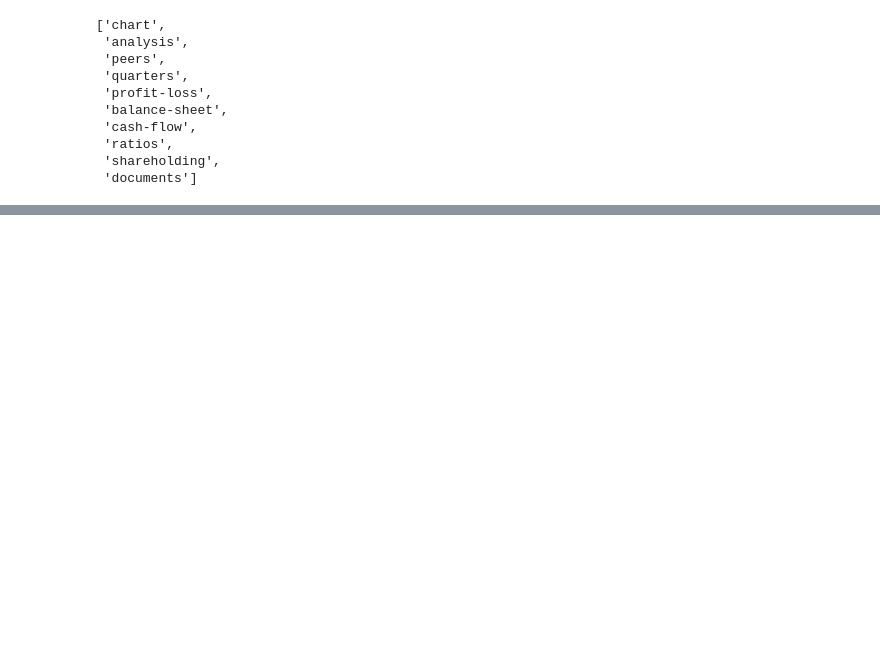
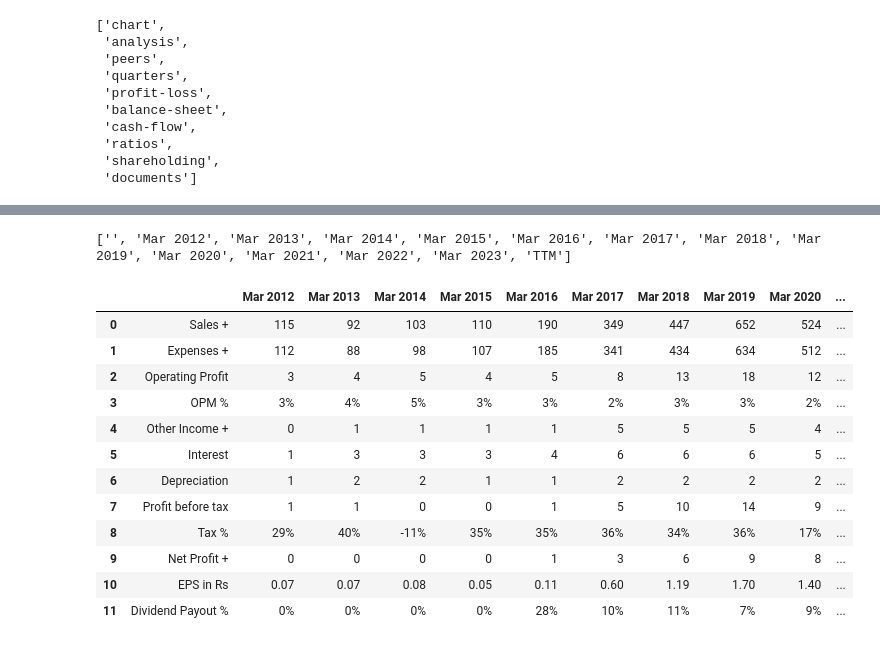
Before and after one commit to recervictory/Automate-the-boring-stuff-with-Python, a Jupyter notebook: Screener.ipynb, the cells around one changed output, grey strips where cells are left out. Cells and saved outputs as stored; diff of their text form; code cells hidden in the pictures; blank space fills up the shorter version.

```diff
--- a/Screener.ipynb
+++ b/Screener.ipynb
@@ -108,0 +167,18 @@ Face Value: ₹
+# %%
+quarters = find_element_by_id(soup,'profit-loss')
+create_dataframe_from_section(quarters)
+# %% [output]
+['', 'Mar 2012', 'Mar 2013', 'Mar 2014', 'Mar 2015', 'Mar 2016', 'Mar 2017', 'Mar 2018', 'Mar 2019', 'Mar 2020', 'Mar 2021', 'Mar 2022', 'Mar 2023', 'TTM']
+|  |  | Mar 2012 | Mar 2013 | Mar 2014 | Mar 2015 | Mar 2016 | Mar 2017 | Mar 2018 | Mar 2019 | Mar 2020 | ... |
+| 0 | Sales + | 115 | 92 | 103 | 110 | 190 | 349 | 447 | 652 | 524 | ... |
+| 1 | Expenses + | 112 | 88 | 98 | 107 | 185 | 341 | 434 | 634 | 512 | ... |
+| 2 | Operating Profit | 3 | 4 | 5 | 4 | 5 | 8 | 13 | 18 | 12 | ... |
+| 3 | OPM % | 3% | 4% | 5% | 3% | 3% | 2% | 3% | 3% | 2% | ... |
+| 4 | Other Income + | 0 | 1 | 1 | 1 | 1 | 5 | 5 | 5 | 4 | ... |
+| 5 | Interest | 1 | 3 | 3 | 3 | 4 | 6 | 6 | 6 | 5 | ... |
+| 6 | Depreciation | 1 | 2 | 2 | 1 | 1 | 2 | 2 | 2 | 2 | ... |
+| 7 | Profit before tax | 1 | 1 | 0 | 0 | 1 | 5 | 10 | 14 | 9 | ... |
+| 8 | Tax % | 29% | 40% | -11% | 35% | 35% | 36% | 34% | 36% | 17% | ... |
+| 9 | Net Profit + | 0 | 0 | 0 | 0 | 1 | 3 | 6 | 9 | 8 | ... |
+| 10 | EPS in Rs | 0.07 | 0.07 | 0.08 | 0.05 | 0.11 | 0.60 | 1.19 | 1.70 | 1.40 | ... |
+| 11 | Dividend Payout % | 0% | 0% | 0% | 0% | 28% | 10% | 11% | 7% | 9% | ... |
```
Also changed, not shown: parts of 15 cells of this notebook.
